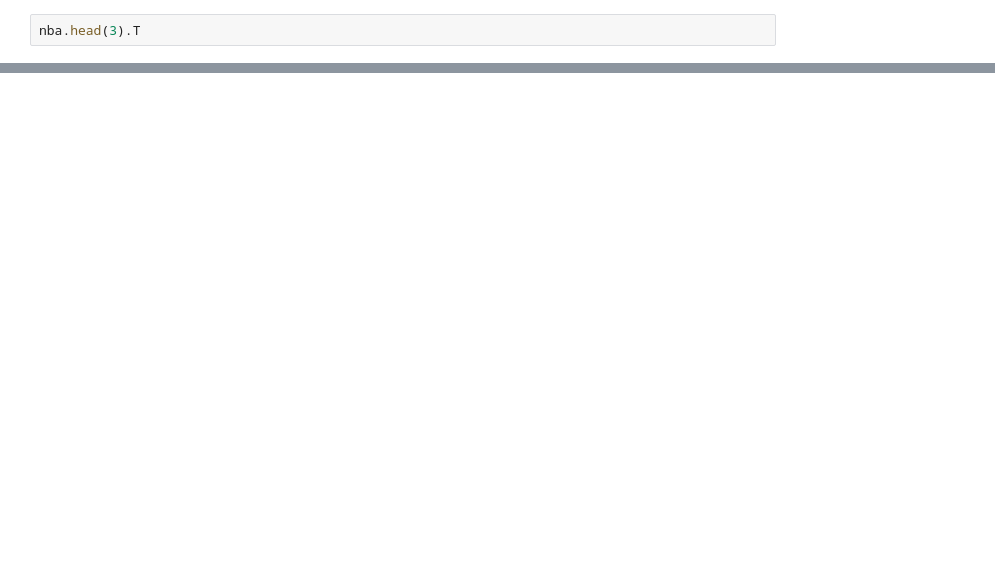
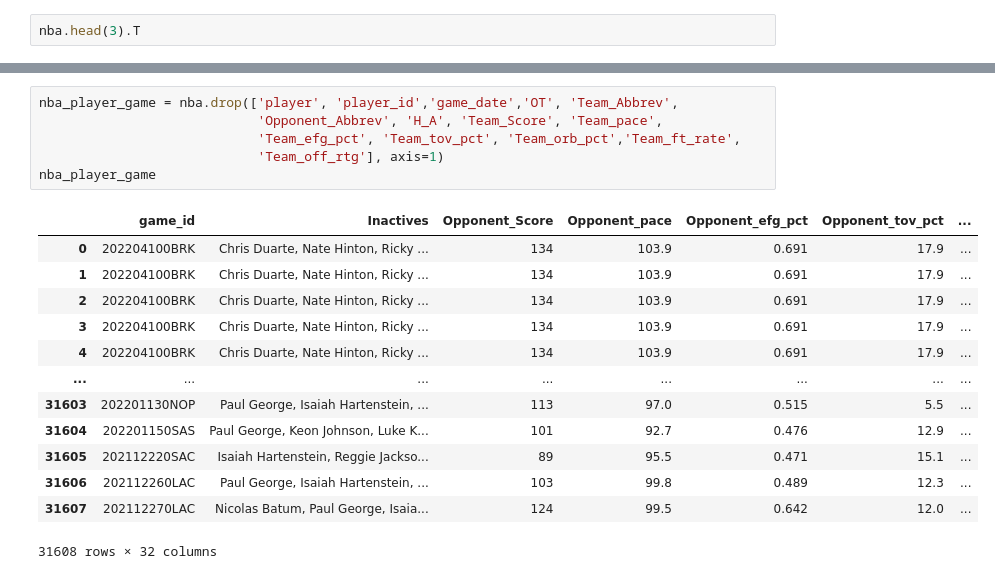
Before and after one commit to giasmith/contrans, a Jupyter notebook: examples/nba_example.ipynb, the cells around one changed output, grey strips where cells are left out. Drawn from its saved outputs; the diff is of its cells as text; blank space fills up the shorter version.

```diff
--- a/examples/nba_example.ipynb
+++ b/examples/nba_example.ipynb
@@ -46,0 +143,20 @@ Each of these will get a seperate table!
+# %%
+nba_player_game = nba.drop(['player', 'player_id','game_date','OT', 'Team_Abbrev',
+                            'Opponent_Abbrev', 'H_A', 'Team_Score', 'Team_pace',
+                            'Team_efg_pct', 'Team_tov_pct', 'Team_orb_pct','Team_ft_rate',
+                            'Team_off_rtg'], axis=1)
+nba_player_game
+# %% [output]
+|  | game_id | Inactives | Opponent_Score | Opponent_pace | Opponent_efg_pct | Opponent_tov_pct | ... |
+| 0 | 202204100BRK | Chris Duarte, Nate Hinton, Ricky ... | 134 | 103.9 | 0.691 | 17.9 | ... |
+| 1 | 202204100BRK | Chris Duarte, Nate Hinton, Ricky ... | 134 | 103.9 | 0.691 | 17.9 | ... |
+| 2 | 202204100BRK | Chris Duarte, Nate Hinton, Ricky ... | 134 | 103.9 | 0.691 | 17.9 | ... |
+| 3 | 202204100BRK | Chris Duarte, Nate Hinton, Ricky ... | 134 | 103.9 | 0.691 | 17.9 | ... |
+| 4 | 202204100BRK | Chris Duarte, Nate Hinton, Ricky ... | 134 | 103.9 | 0.691 | 17.9 | ... |
+| ... | ... | ... | ... | ... | ... | ... | ... |
+| 31603 | 202201130NOP | Paul George, Isaiah Hartenstein, ... | 113 | 97.0 | 0.515 | 5.5 | ... |
+| 31604 | 202201150SAS | Paul George, Keon Johnson, Luke K... | 101 | 92.7 | 0.476 | 12.9 | ... |
+| 31605 | 202112220SAC | Isaiah Hartenstein, Reggie Jackso... | 89 | 95.5 | 0.471 | 15.1 | ... |
+| 31606 | 202112260LAC | Paul George, Isaiah Hartenstein, ... | 103 | 99.8 | 0.489 | 12.3 | ... |
+| 31607 | 202112270LAC | Nicolas Batum, Paul George, Isaia... | 124 | 99.5 | 0.642 | 12.0 | ... |
+31608 rows × 32 columns
```
Also changed, not shown: parts of 19 cells of this notebook, 3 other files.
